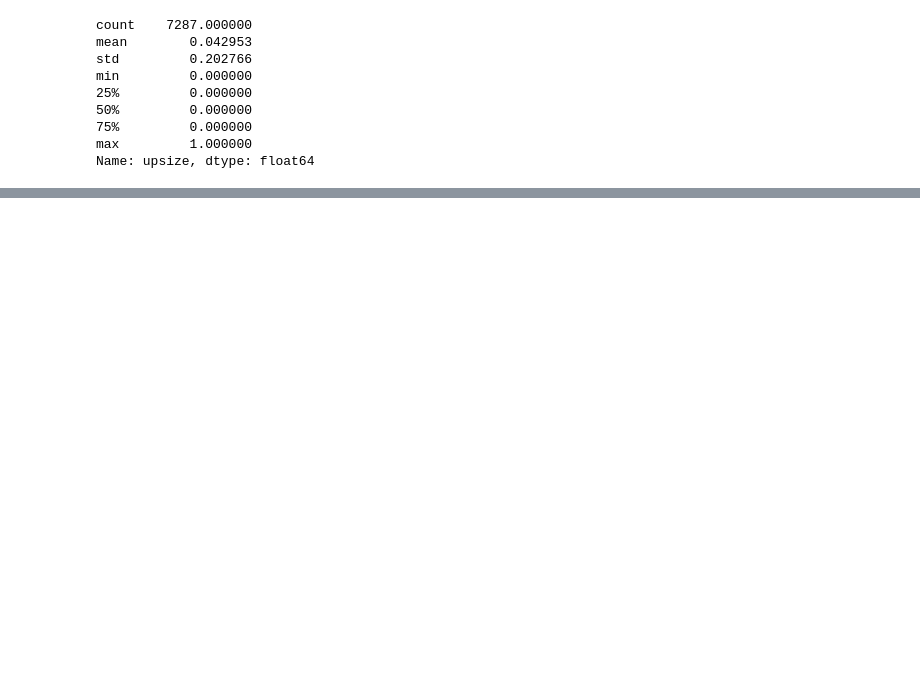
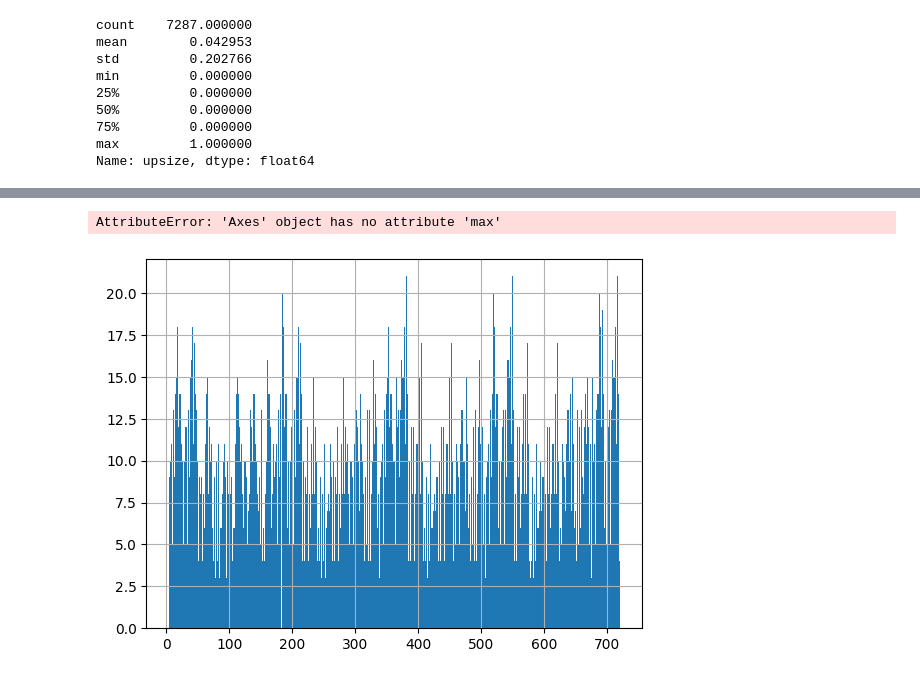
Before and after one commit to Claudiu10101/HackitAll2025, a Jupyter notebook: eval-platform/src/main/resources/liquibase/data/tester.ipynb, the cells around one changed output, grey strips where cells are left out. Cells and saved outputs as stored; diff of their text form; code cells hidden in the pictures; blank space fills up the shorter version.

```diff
--- a/eval-platform/src/main/resources/liquibase/data/tester.ipynb
+++ b/eval-platform/src/main/resources/liquibase/data/tester.ipynb
@@ -50,0 +37,5 @@ newdf.corr()
+# %%
+df["scheduled_timestamp"].hist(bins=720)
+# %% [output]
+AttributeError: 'Axes' object has no attribute 'max'
+[figure, added]
```
Also changed, not shown: parts of 2 cells of this notebook, 4 other files.
